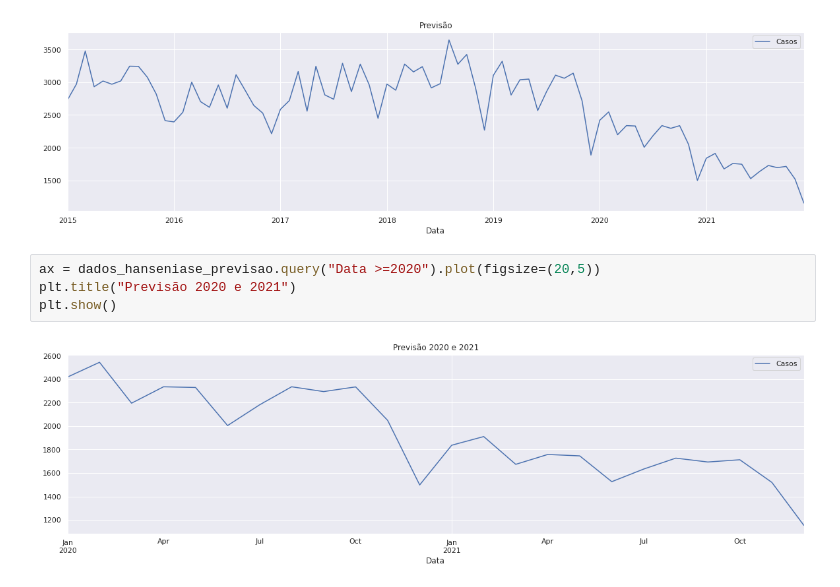
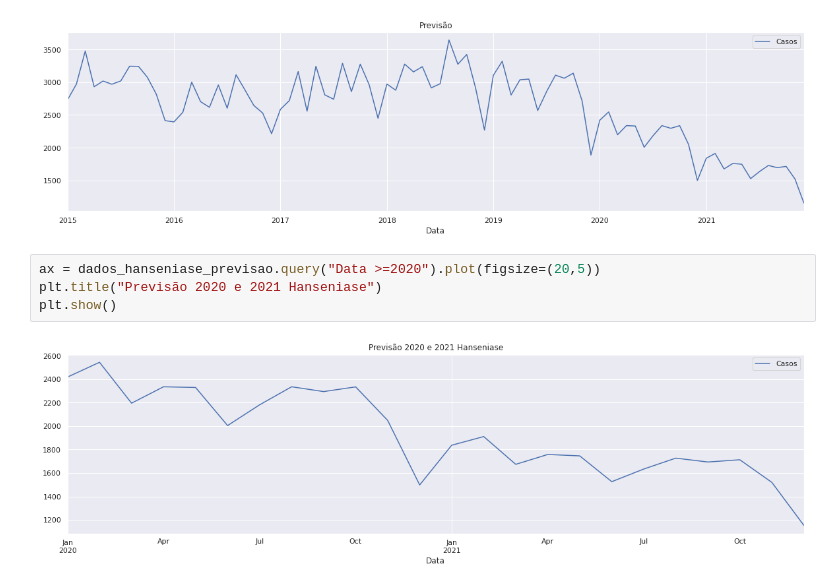
Before and after one commit to MatheusOrange211/Bootcamp-Alura, a Jupyter notebook: SERIES_TEMPORAIS.ipynb, the cells around one changed output. Cells and saved outputs as stored; diff of their text form.

```diff
--- a/SERIES_TEMPORAIS.ipynb
+++ b/SERIES_TEMPORAIS.ipynb
@@ -776,7 +754,7 @@ plt.show()
 [figure]
 # %%
 ax = dados_hanseniase_previsao.query("Data >=2020").plot(figsize=(20,5))
-plt.title("Previsão 2020 e 2021")
+plt.title("Previsão 2020 e 2021 Hanseniase")
 plt.show()
 # %% [output]
-[figure, old version]
+[figure, new version]
```
Also changed, not shown: parts of 56 cells of this notebook.
